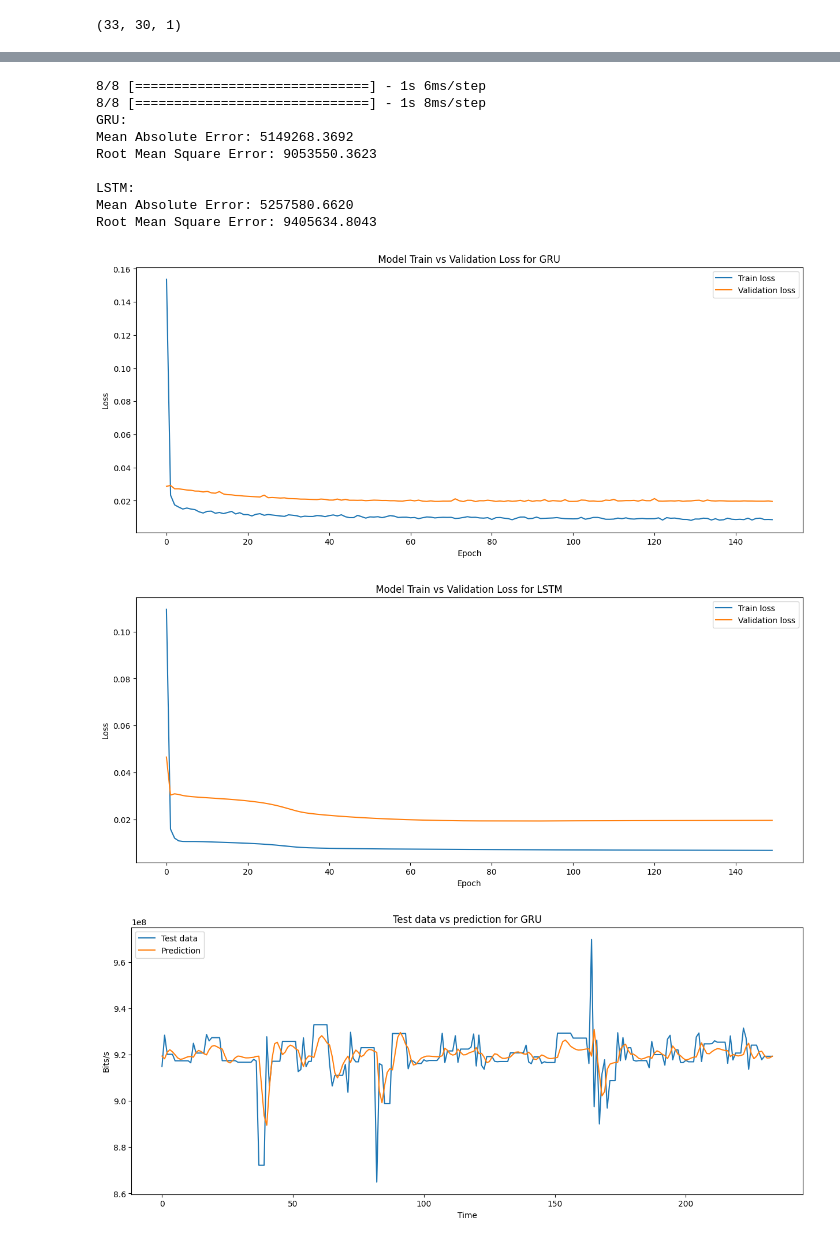
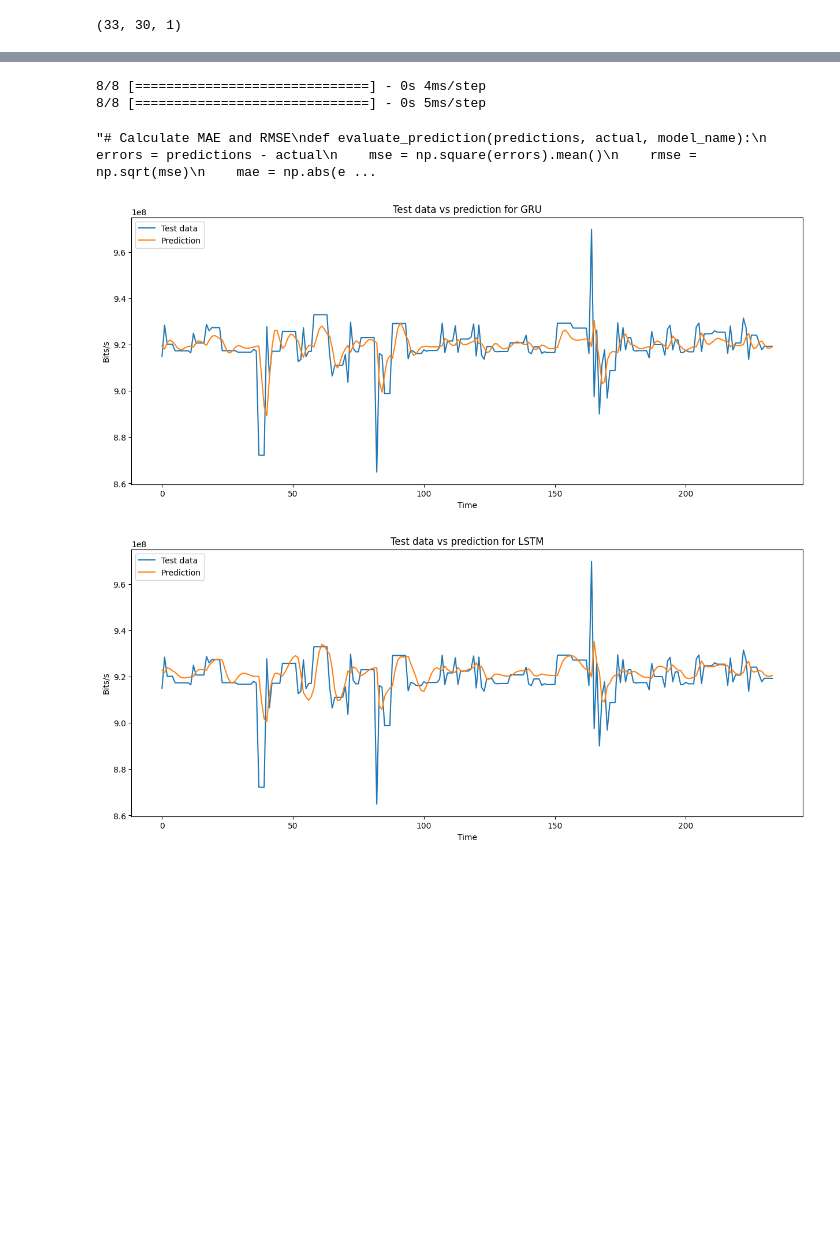
Before and after one commit to LarcesUece/UECE-RNP-PMon2022, a Jupyter notebook: GRU-LSTM/GRU-LSTM.ipynb, the cells around one changed output, grey strips where cells are left out. Cells and saved outputs as stored; diff of their text form; code cells hidden in the pictures; blank space fills up the shorter version.

```diff
--- a/GRU-LSTM/GRU-LSTM.ipynb
+++ b/GRU-LSTM/GRU-LSTM.ipynb
@@ -134,5 +134,5 @@ Epoch 150/150
 # %%
-# Plot train loss and validation loss
+'''# Plot train loss and validation loss
 def plot_loss (history, model_name):
     plt.figure(figsize = (15, 6), dpi=100)
     plt.plot(history.history['loss'])
@@ -143,7 +143,7 @@ def plot_loss (history, model_name):
     plt.legend(['Train loss', 'Validation loss'], loc='upper right')
 
 plot_loss (history_gru, 'GRU')
-plot_loss (history_lstm, 'LSTM')
+plot_loss (history_lstm, 'LSTM')'''
 
 # Transform data back to original data space
 y_test = scaler.inverse_transform(y_test)
@@ -162,44 +162,45 @@ prediction_lstm = prediction(model_lstm)
 def plot_future(prediction, model_name, y_test):
 
     plt.figure(figsize=(15, 6), dpi=100)
 
     range_future = len(prediction)
 
     plt.plot(np.arange(range_future), np.array(y_test), label='Test data')
+
     plt.plot(np.arange(range_future), np.array(prediction), label='Prediction')
+    dict_to_dataframe_prediction = {
+        "range_future": np.arange(range_future),
+        f"prediction{model_name}": np.array(prediction.squeeze())
 
+    }
+
+    dataframe_prediction = pd.DataFrame(dict_to_dataframe_prediction)
+    dataframe_prediction.to_csv(f"prediction_plot_{model_name}.csv", index=False)
 
     plt.title('Test data vs prediction for ' + model_name)
     plt.legend(loc='upper left')
     plt.xlabel('Time')
     plt.ylabel('Bits/s')
 
 plot_future(prediction_gru, 'GRU', y_test)
 plot_future(prediction_lstm, 'LSTM', y_test)
 
-# Calculate MAE and RMSE
+'''# Calculate MAE and RMSE
 def evaluate_prediction(predictions, actual, model_name):
     errors = predictions - actual
     mse = np.square(errors).mean()
     rmse = np.sqrt(mse)
     mae = np.abs(errors).mean()
     print(model_name + ':')
     print('Mean Absolute Error: {:.4f}'.format(mae))
     print('Root Mean Square Error: {:.4f}'.format(rmse))
     print('')
 
 evaluate_prediction(prediction_gru, y_test, 'GRU')
-evaluate_prediction(prediction_lstm, y_test, 'LSTM')
+evaluate_prediction(prediction_lstm, y_test, 'LSTM')'''
 # %% [output]
-8/8 [==============================] - 1s 6ms/step
-8/8 [==============================] - 1s 8ms/step
-GRU:
-Mean Absolute Error: 5149268.3692
-Root Mean Square Error: 9053550.3623
-
-LSTM:
-Mean Absolute Error: 5257580.6620
-Root Mean Square Error: 9405634.8043
+8/8 [==============================] - 0s 4ms/step
+8/8 [==============================] - 0s 5ms/step
+"# Calculate MAE and RMSE\ndef evaluate_prediction(predictions, actual, model_name):\n    errors = predictions - actual\n    mse = np.square(errors).mean()\n    rmse = np.sqrt(mse)\n    mae = np.abs(e ...
-[figure, old version]
+[figure, new version]
-[figure, old version]
+[figure, new version]
-[figure, removed]
```
Also changed, not shown: parts of 2 cells of this notebook, 2 other files.
